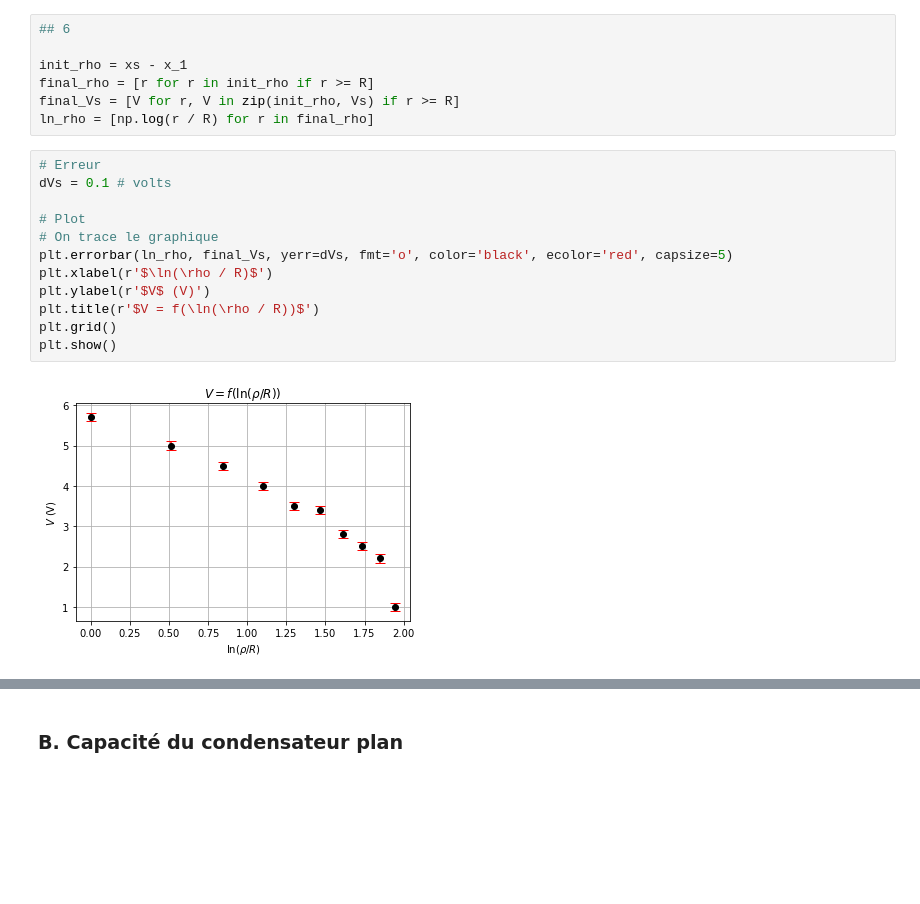
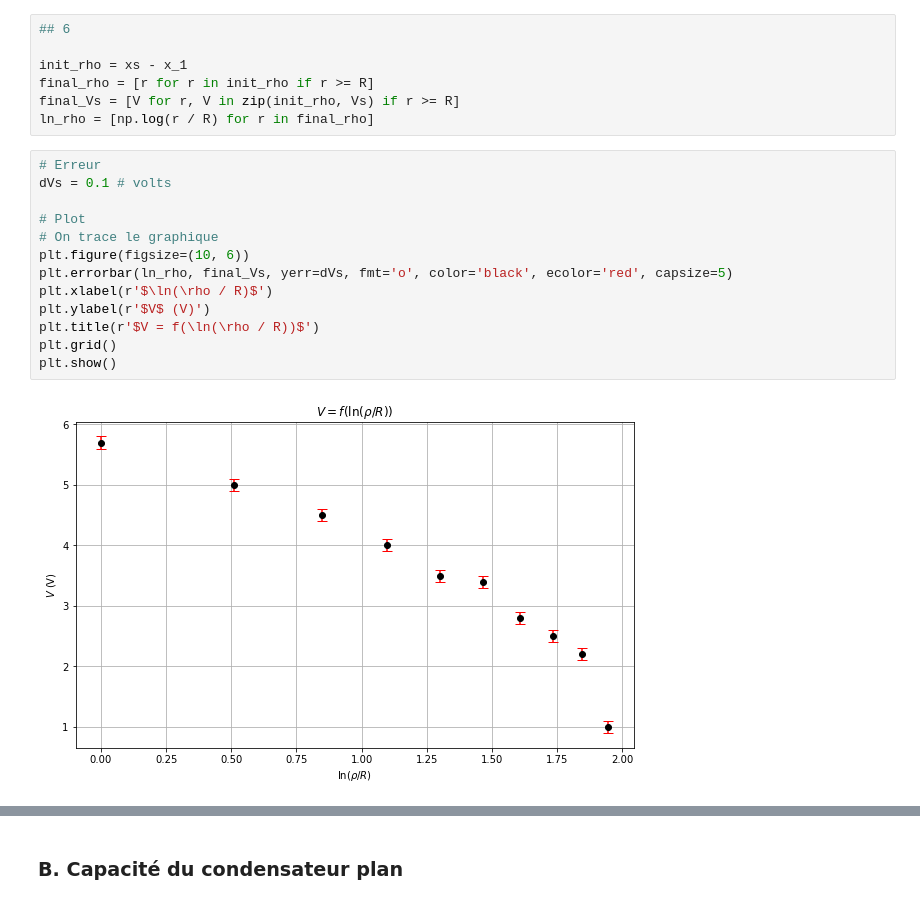
Before and after one commit to kmiloarguello/kmiloarguello.github.io, a Jupyter notebook: phyca/content/LU2PY121/TPS/TP1/TP1.ipynb, the cells around one changed output, grey strips where cells are left out. Saved outputs shown, nothing was run; the diff lists cells and outputs as text; blank space fills up the shorter version.

```diff
--- a/phyca/content/LU2PY121/TPS/TP1/TP1.ipynb
+++ b/phyca/content/LU2PY121/TPS/TP1/TP1.ipynb
@@ -29,17 +30,18 @@ ln_rho = [np.log(r / R) for r in final_rho]
 # %%
 # Erreur
 dVs = 0.1 # volts
 
 # Plot
 # On trace le graphique
+plt.figure(figsize=(10, 6))
 plt.errorbar(ln_rho, final_Vs, yerr=dVs, fmt='o', color='black', ecolor='red', capsize=5)
 plt.xlabel(r'$\ln(\rho / R)$')
 plt.ylabel(r'$V$ (V)')
 plt.title(r'$V = f(\ln(\rho / R))$')
 plt.grid()
 plt.show()
 # %% [output]
-[figure, old version]
+[figure, new version]
 # %%
 # Modèle
 
```
Also changed, not shown: parts of 8 cells of this notebook.
